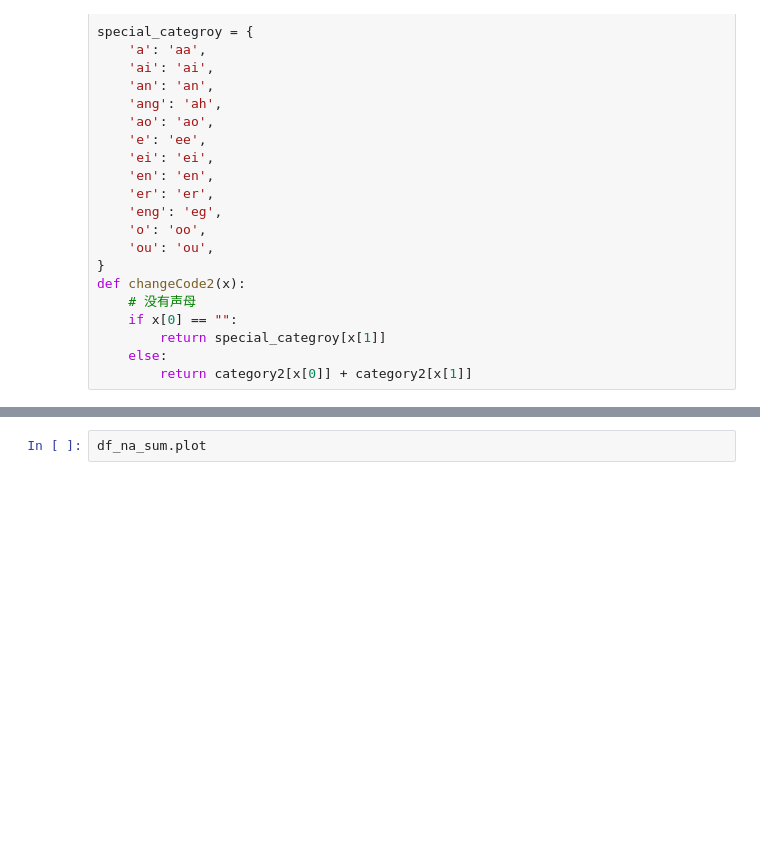
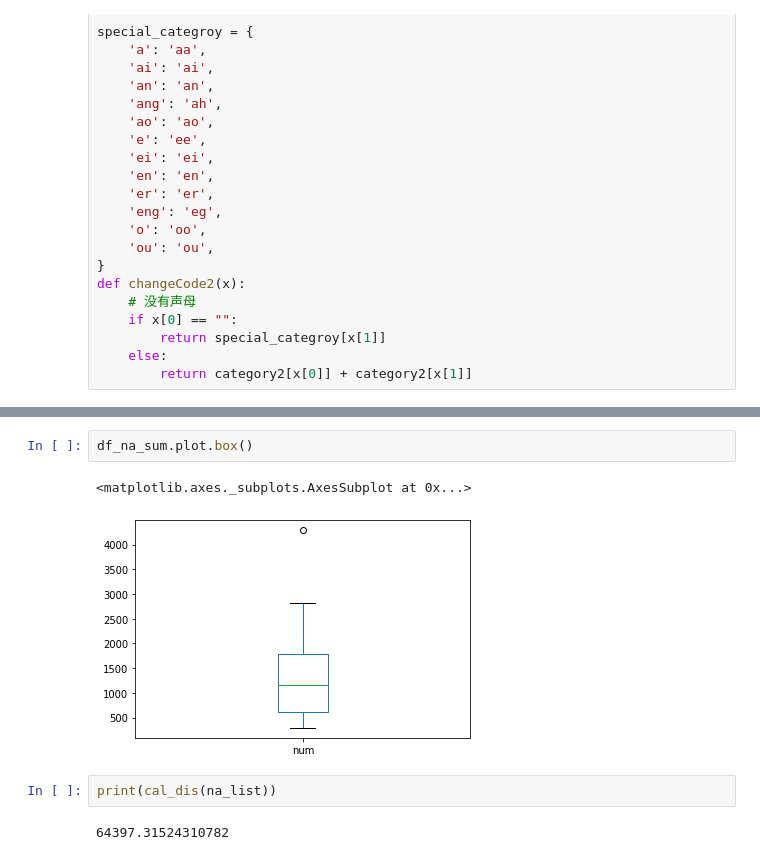
Before and after one commit to willkangliangzhu/willkangliangzhu.github.io, a Jupyter notebook: task/main.ipynb, the cells around one changed output, grey strips where cells are left out. Cells and saved outputs as stored; diff of their text form; blank space fills up the shorter version.

```diff
--- a/task/main.ipynb
+++ b/task/main.ipynb
@@ -434,2 +427,9 @@ df_na_sum.describe()
 # %%
-df_na_sum.plot
+df_na_sum.plot.box()
+# %% [output]
+<matplotlib.axes._subplots.AxesSubplot at 0x...>
+[figure, added]
+# %%
+print(cal_dis(na_list))
+# %% [output]
+64397.31524310782
```
Also changed, not shown: parts of 2 cells of this notebook.
